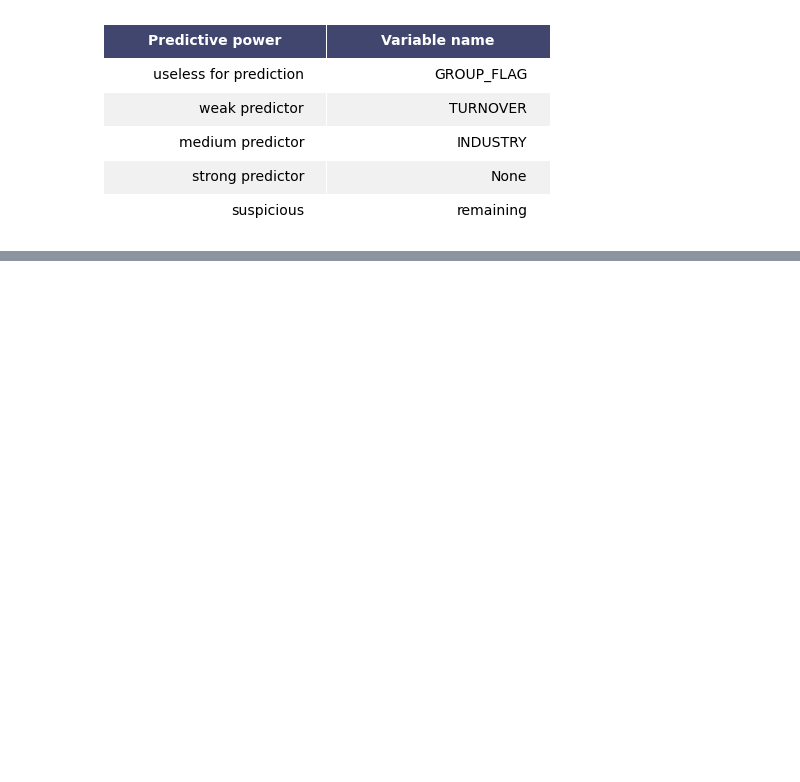
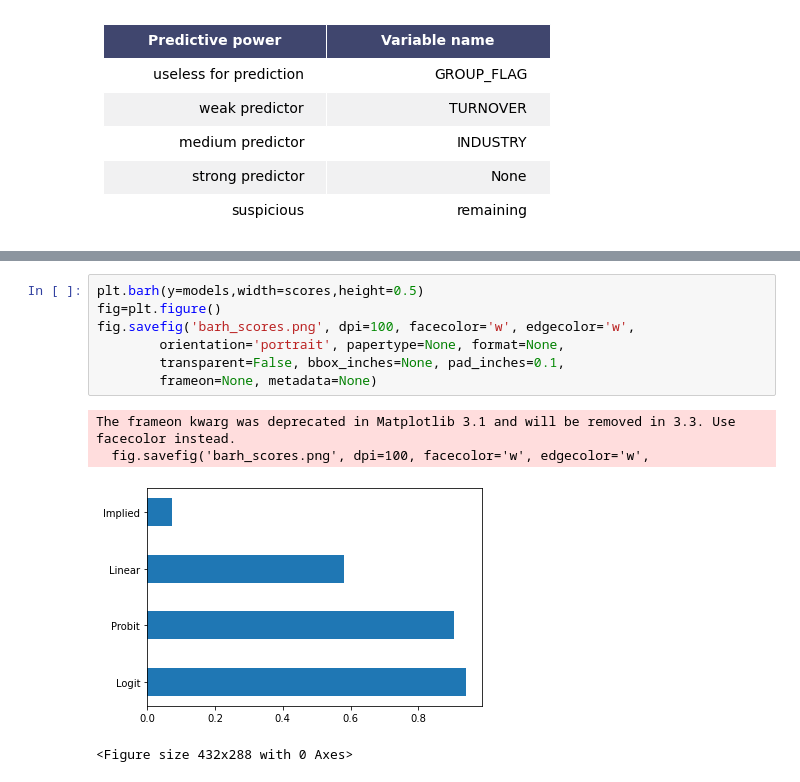
Before and after one commit to zczakon/credit_scorecard, a Jupyter notebook: analysis.ipynb, the cells around one changed output, grey strips where cells are left out. Drawn from its saved outputs; the diff is of its cells as text; blank space fills up the shorter version.

```diff
--- a/analysis.ipynb
+++ b/analysis.ipynb
@@ -89,0 +115,12 @@ plt.show()
+# %%
+plt.barh(y=models,width=scores,height=0.5)
+fig=plt.figure()
+fig.savefig('barh_scores.png', dpi=100, facecolor='w', edgecolor='w',
+        orientation='portrait', papertype=None, format=None,
+        transparent=False, bbox_inches=None, pad_inches=0.1,
+        frameon=None, metadata=None)
+# %% [output]
+The frameon kwarg was deprecated in Matplotlib 3.1 and will be removed in 3.3. Use facecolor instead.
+  fig.savefig('barh_scores.png', dpi=100, facecolor='w', edgecolor='w',
+[figure, added]
+<Figure size 432x288 with 0 Axes>
```
Also changed, not shown: parts of 4 cells of this notebook, 8 other files.
